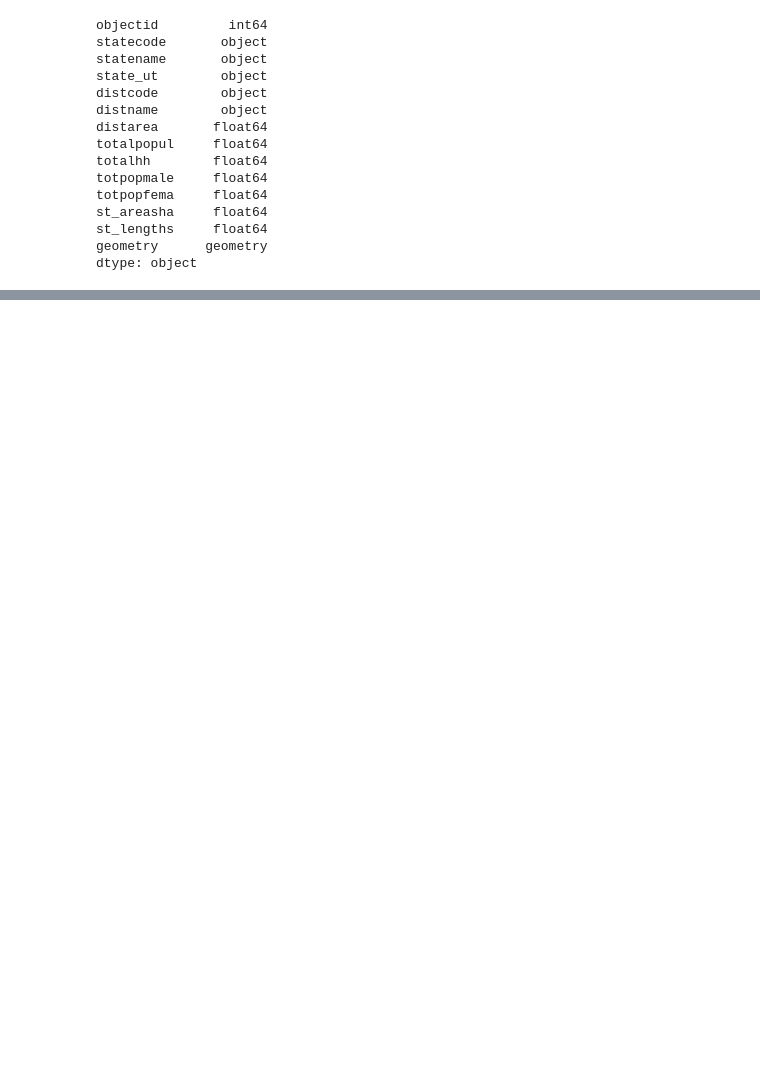
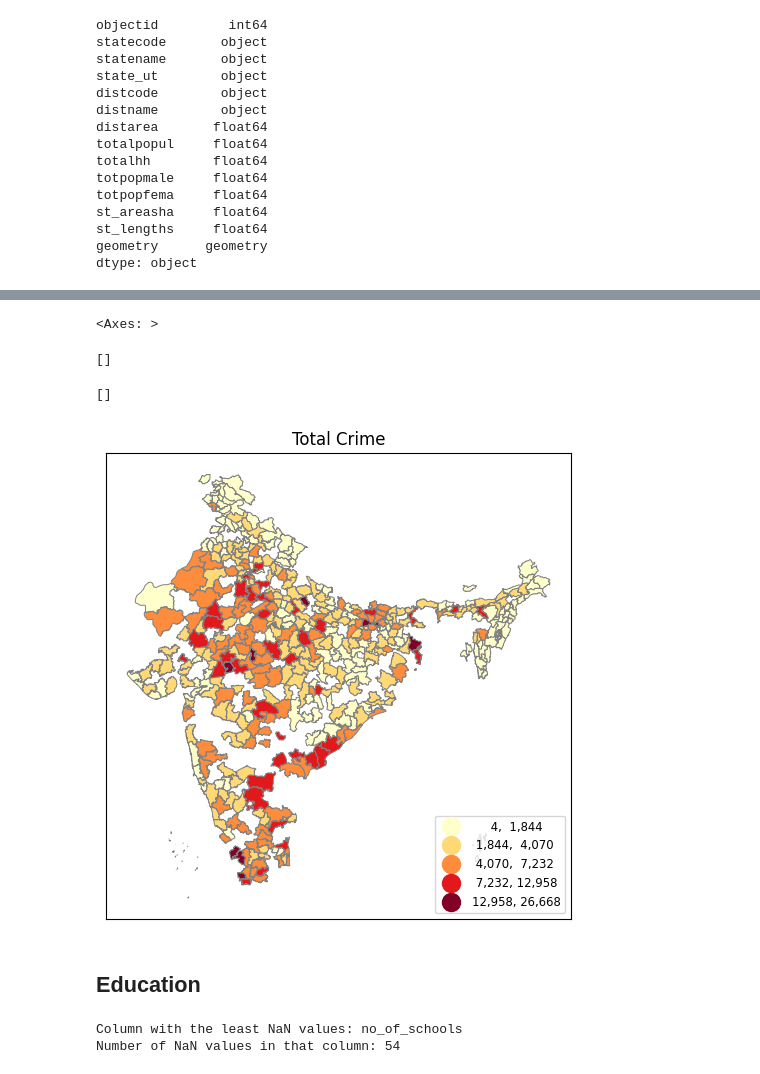
Before and after one commit to Dhairya890/GIS-SEM1, a Jupyter notebook: GIS_INDIA.ipynb, the cells around one changed output, grey strips where cells are left out. Drawn from its saved outputs; the diff is of its cells as text; code cells hidden in the pictures; blank space fills up the shorter version.

```diff
--- a/GIS_INDIA.ipynb
+++ b/GIS_INDIA.ipynb
@@ -94,0 +141,28 @@ dtype: object
+# %%
+fig, ax = plt.subplots(1, figsize=(6,10))
+
+df_pop_crime.plot(ax=ax,column='Total Cognizable IPC crimes',legend=True,cmap='YlOrRd',scheme='natural_breaks',k=5,
+         edgecolor='grey',linewidth=.7,legend_kwds= {"fmt": "{:,.0f}",
+        'loc':'lower right','title_fontsize':'medium','fontsize':'small','markerscale':1.4}) #
+
+ax.title.set_text("Total Crime")
+ax.set_xticks([]) #kills xticks
+ax.set_yticks([]) #kills xticks
+# %% [output]
+<Axes: >
+[]
+[]
+[figure, added]
+# %% [markdown]
+## Education
+# %%
+nan_counts = df_edu.iloc[:,3:].isna().sum()
+
+# Find the column with the least NaN values
+column_with_least_nan = nan_counts.idxmin()
+min_nan_count = nan_counts.min()
+print(f"Column with the least NaN values: {column_with_least_nan}")
+print(f"Number of NaN values in that column: {min_nan_count}")
+# %% [output]
+Column with the least NaN values: no_of_schools
+Number of NaN values in that column: 54
```
Also changed, not shown: parts of 22 cells of this notebook.
